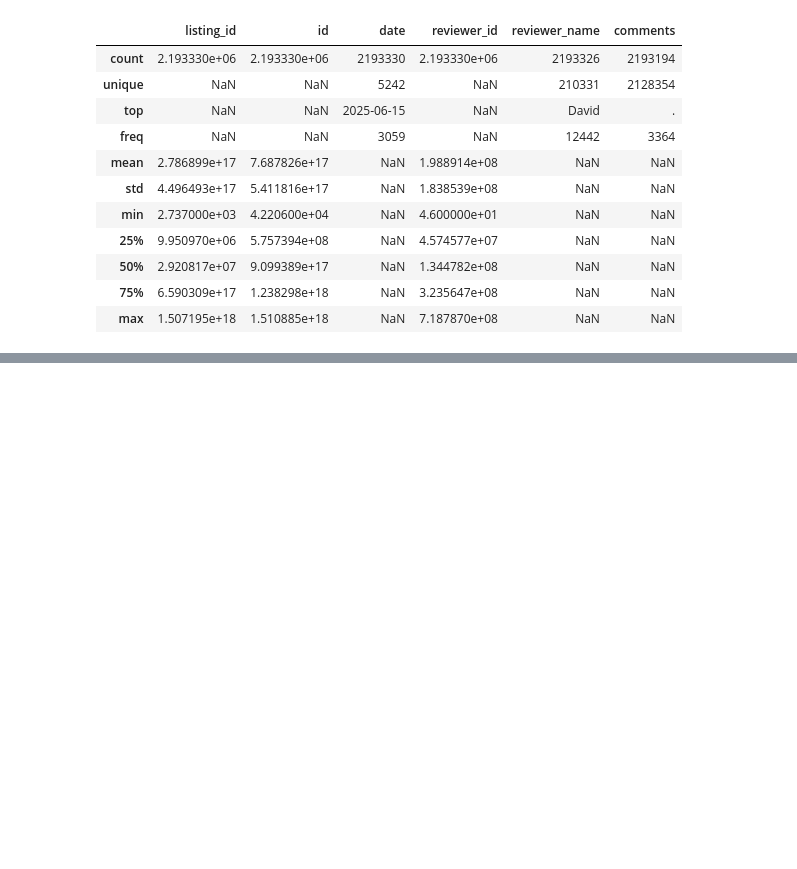
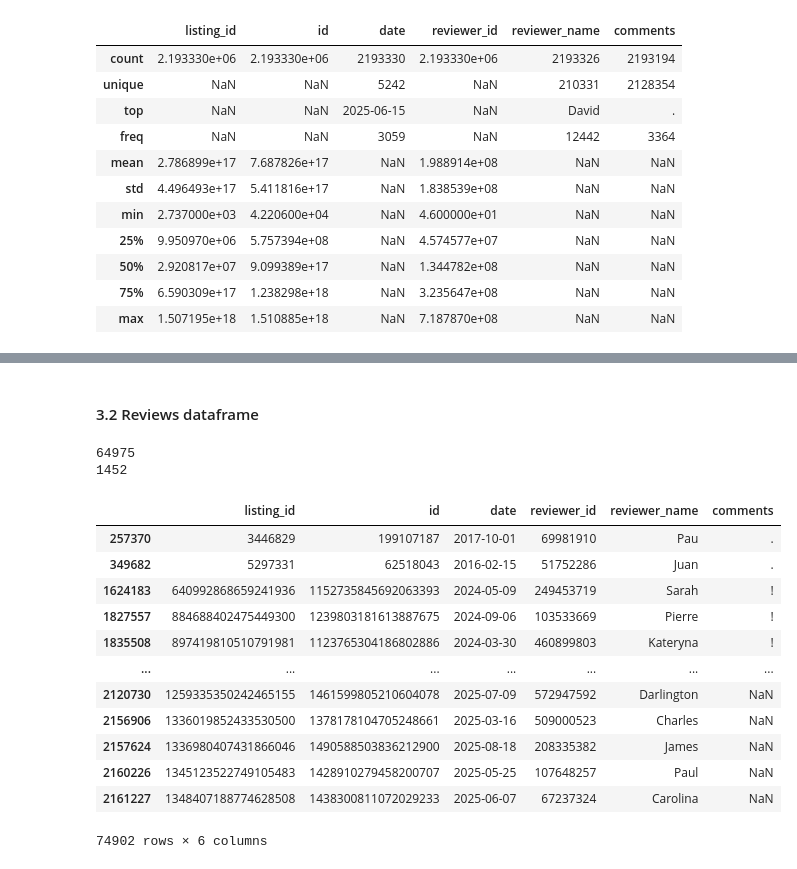
Before and after one commit to pln6/airbnb-market-segmentation-analysis, a Jupyter notebook: notebooks/01_data_cleaning.ipynb, the cells around one changed output, grey strips where cells are left out. Drawn from its saved outputs; the diff is of its cells as text; code cells hidden in the pictures; blank space fills up the shorter version.

Commit message:
data: investigate duplicates in listings df and remove from reviews df

```diff
--- a/notebooks/01_data_cleaning.ipynb
+++ b/notebooks/01_data_cleaning.ipynb
@@ -123,0 +168,28 @@ reviews_raw.describe(include = 'all')
+# %% [markdown]
+#### 3.2 Reviews dataframe
+# %%
+# duplicated comment
+print(reviews_raw.duplicated('comments').sum())
+
+# duplicated comments for partiqular listings ids
+print(reviews_raw.duplicated(['listing_id','comments']).sum())
+# %% [output]
+64975
+1452
+# %%
+# view duplicated comments
+reviews_raw[reviews_raw.duplicated("comments", keep = False)].sort_values(by = 'comments')
+# %% [output]
+|  | listing_id | id | date | reviewer_id | reviewer_name | comments |
+| 257370 | 3446829 | 199107187 | 2017-10-01 | 69981910 | Pau | . |
+| 349682 | 5297331 | 62518043 | 2016-02-15 | 51752286 | Juan | . |
+| 1624183 | 640992868659241936 | 1152735845692063393 | 2024-05-09 | 249453719 | Sarah | ! |
+| 1827557 | 884688402475449300 | 1239803181613887675 | 2024-09-06 | 103533669 | Pierre | ! |
+| 1835508 | 897419810510791981 | 1123765304186802886 | 2024-03-30 | 460899803 | Kateryna | ! |
+| ... | ... | ... | ... | ... | ... | ... |
+| 2120730 | 1259335350242465155 | 1461599805210604078 | 2025-07-09 | 572947592 | Darlington | NaN |
+| 2156906 | 1336019852433530500 | 1378178104705248661 | 2025-03-16 | 509000523 | Charles | NaN |
+| 2157624 | 1336980407431866046 | 1490588503836212900 | 2025-08-18 | 208335382 | James | NaN |
+| 2160226 | 1345123522749105483 | 1428910279458200707 | 2025-05-25 | 107648257 | Paul | NaN |
+| 2161227 | 1348407188774628508 | 1438300811072029233 | 2025-06-07 | 67237324 | Carolina | NaN |
+74902 rows × 6 columns
```
Also changed, not shown: parts of 9 cells of this notebook.
